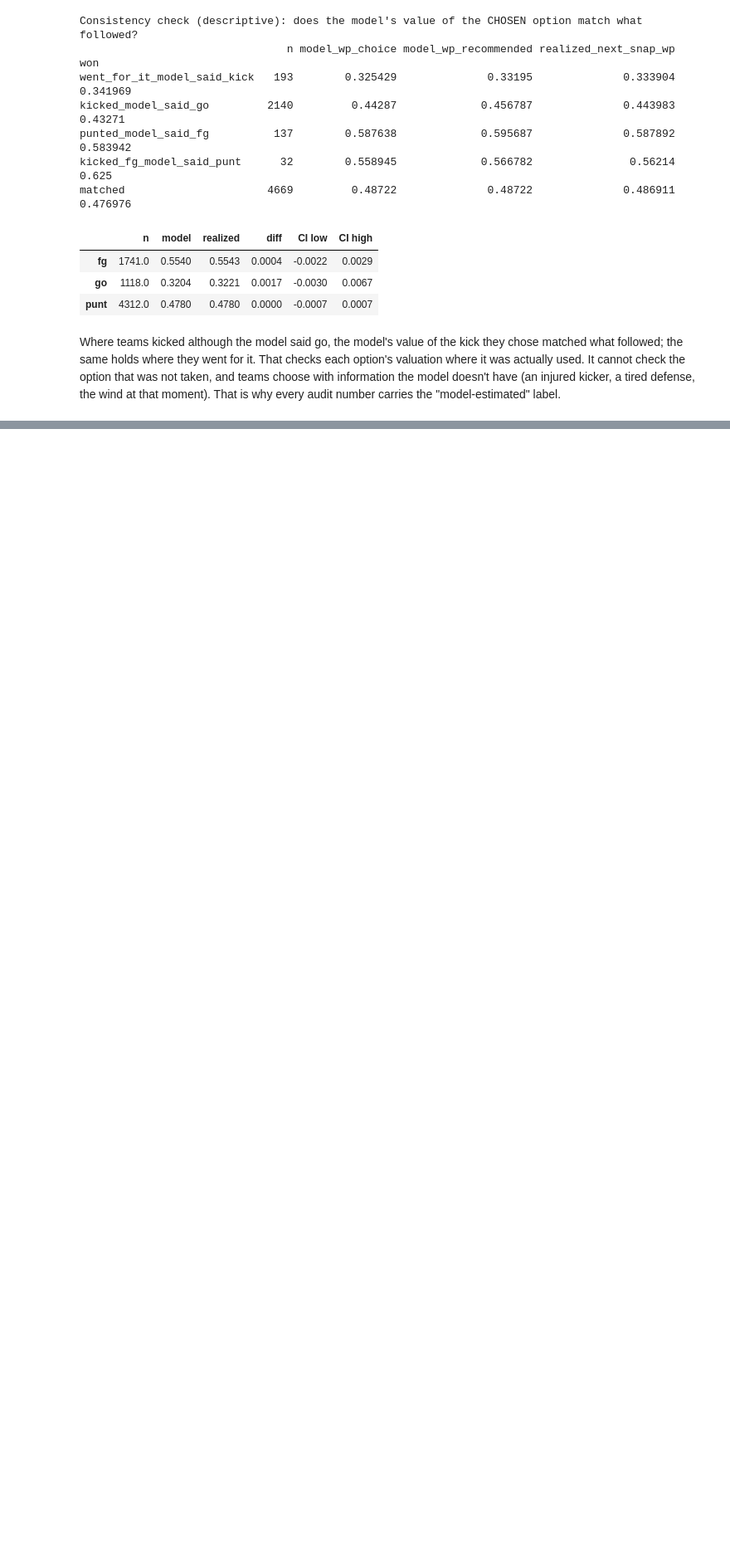
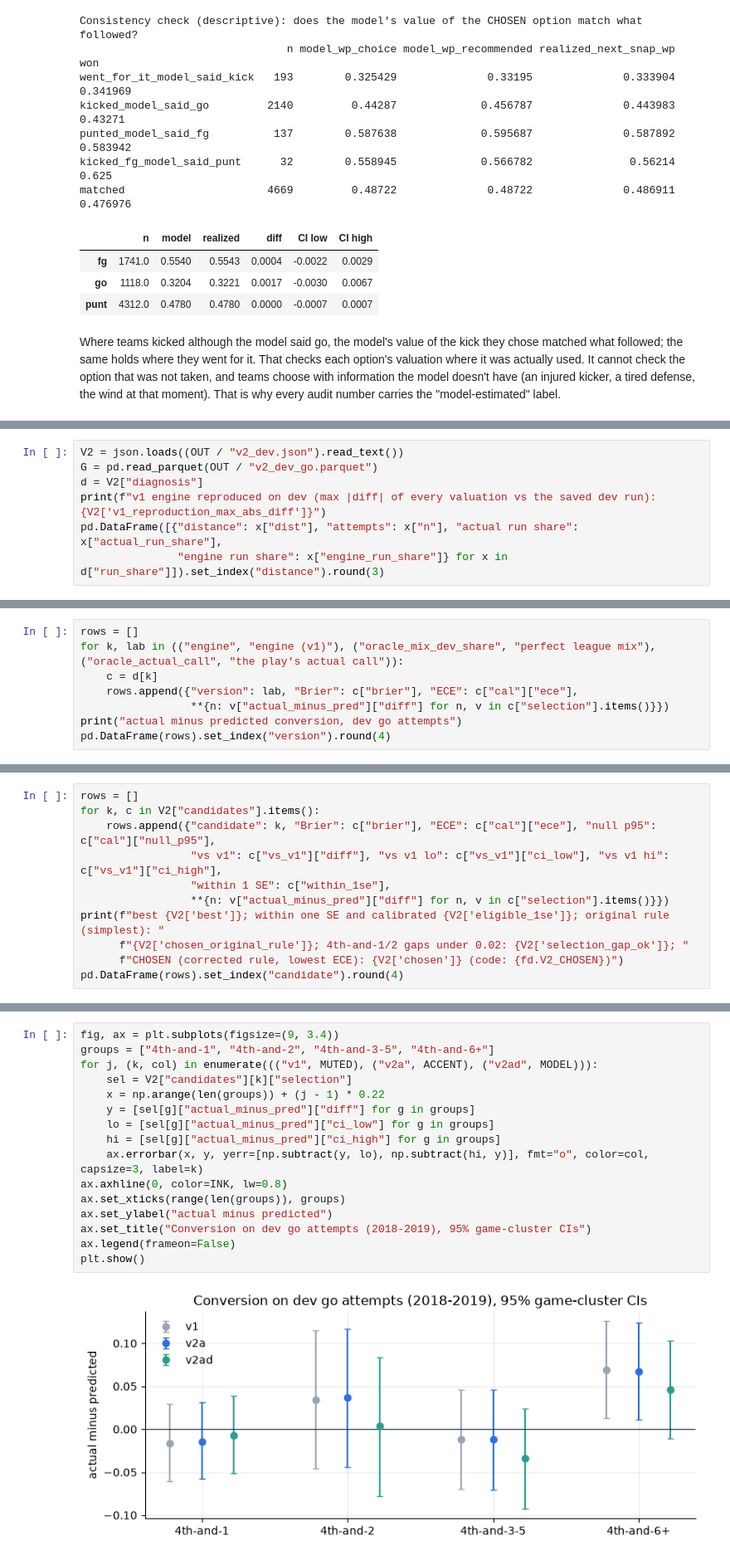
Before and after one commit to walk-the-program/NFLELO, a Jupyter notebook: notebooks/09_fourth_down.ipynb, the cells around one changed output, grey strips where cells are left out. Shown at 83% size. Saved outputs shown, nothing was run; the diff lists cells and outputs as text; blank space fills up the shorter version.

```diff
--- a/notebooks/09_fourth_down.ipynb
+++ b/notebooks/09_fourth_down.ipynb
@@ -397,0 +404,7 @@ Where teams kicked although the model said go, the model's value of the kick the
+# %%
+V2 = json.loads((OUT / "v2_dev.json").read_text())
+G = pd.read_parquet(OUT / "v2_dev_go.parquet")
+d = V2["diagnosis"]
+print(f"v1 engine reproduced on dev (max |diff| of every valuation vs the saved dev run): {V2['v1_reproduction_max_abs_diff']}")
+pd.DataFrame([{"distance": x["dist"], "attempts": x["n"], "actual run share": x["actual_run_share"],
+               "engine run share": x["engine_run_share"]} for x in d["run_share"]]).set_index("distance").round(3)
@@ -397,0 +421,8 @@ Where teams kicked although the model said go, the model's value of the kick the
+# %%
+rows = []
+for k, lab in (("engine", "engine (v1)"), ("oracle_mix_dev_share", "perfect league mix"), ("oracle_actual_call", "the play's actual call")):
+    c = d[k]
+    rows.append({"version": lab, "Brier": c["brier"], "ECE": c["cal"]["ece"],
+                 **{n: v["actual_minus_pred"]["diff"] for n, v in c["selection"].items()}})
+print("actual minus predicted conversion, dev go attempts")
+pd.DataFrame(rows).set_index("version").round(4)
@@ -397,0 +483,11 @@ Where teams kicked although the model said go, the model's value of the kick the
+# %%
+rows = []
+for k, c in V2["candidates"].items():
+    rows.append({"candidate": k, "Brier": c["brier"], "ECE": c["cal"]["ece"], "null p95": c["cal"]["null_p95"],
+                 "vs v1": c["vs_v1"]["diff"], "vs v1 lo": c["vs_v1"]["ci_low"], "vs v1 hi": c["vs_v1"]["ci_high"],
+                 "within 1 SE": c["within_1se"],
+                 **{n: v["actual_minus_pred"]["diff"] for n, v in c["selection"].items()}})
+print(f"best {V2['best']}; within one SE and calibrated {V2['eligible_1se']}; original rule (simplest): "
+      f"{V2['chosen_original_rule']}; 4th-and-1/2 gaps under 0.02: {V2['selection_gap_ok']}; "
+      f"CHOSEN (corrected rule, lowest ECE): {V2['chosen']} (code: {fd.V2_CHOSEN})")
+pd.DataFrame(rows).set_index("candidate").round(4)
@@ -397,0 +504,18 @@ Where teams kicked although the model said go, the model's value of the kick the
+# %%
+fig, ax = plt.subplots(figsize=(9, 3.4))
+groups = ["4th-and-1", "4th-and-2", "4th-and-3-5", "4th-and-6+"]
+for j, (k, col) in enumerate((("v1", MUTED), ("v2a", ACCENT), ("v2ad", MODEL))):
+    sel = V2["candidates"][k]["selection"]
+    x = np.arange(len(groups)) + (j - 1) * 0.22
+    y = [sel[g]["actual_minus_pred"]["diff"] for g in groups]
+    lo = [sel[g]["actual_minus_pred"]["ci_low"] for g in groups]
+    hi = [sel[g]["actual_minus_pred"]["ci_high"] for g in groups]
+    ax.errorbar(x, y, yerr=[np.subtract(y, lo), np.subtract(hi, y)], fmt="o", color=col, capsize=3, label=k)
+ax.axhline(0, color=INK, lw=0.8)
+ax.set_xticks(range(len(groups)), groups)
+ax.set_ylabel("actual minus predicted")
+ax.set_title("Conversion on dev go attempts (2018-2019), 95% game-cluster CIs")
+ax.legend(frameon=False)
+plt.show()
+# %% [output]
+[figure, added]
```
Also changed, not shown: parts of 11 cells of this notebook, 17 other files.
